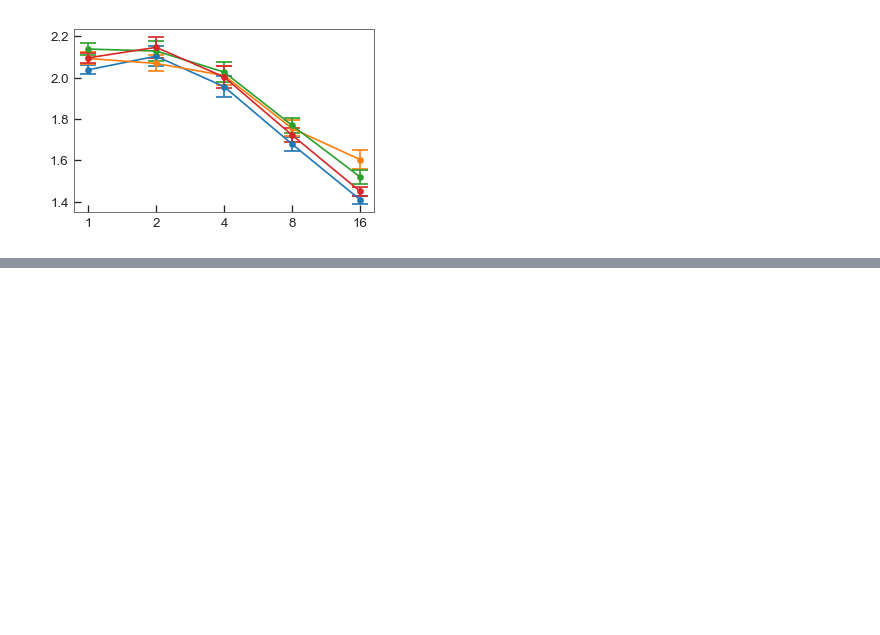
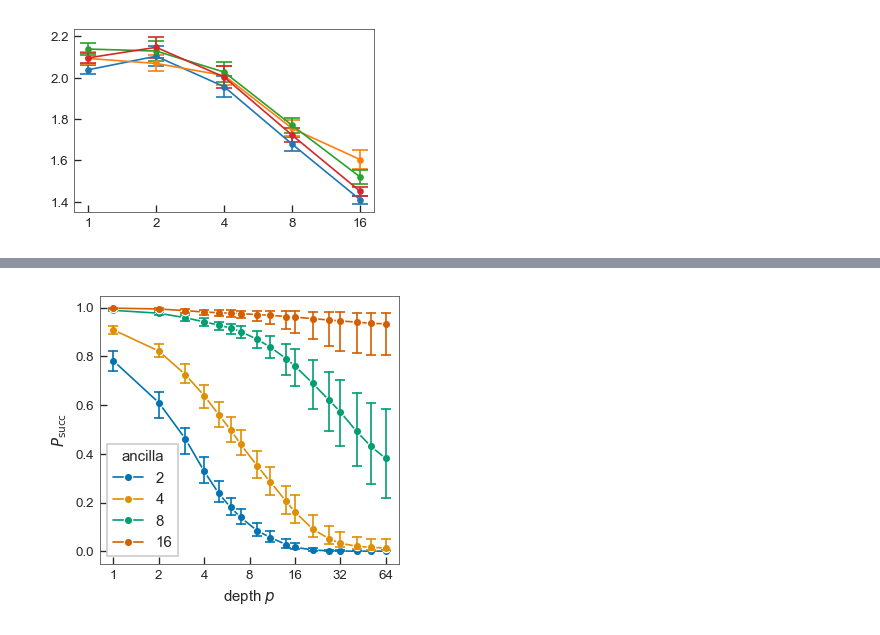
Before and after one commit to dbucher97/fast-qaoa-c, a Jupyter notebook: notebooks/eval/qpe_analysis.ipynb, the cells around one changed output, grey strips where cells are left out. Saved outputs shown, nothing was run; the diff lists cells and outputs as text; code cells hidden in the pictures; blank space fills up the shorter version.

```diff
--- a/notebooks/eval/qpe_analysis.ipynb
+++ b/notebooks/eval/qpe_analysis.ipynb
@@ -165,0 +189,29 @@ _ = plt.xticks(np.arange(len(dfx.depth.drop_duplicates())), dfx.depth.drop_dupli
+# %%
+fig, _ = qp.plot_setup(aspect_ratio=0.9)
+
+
+sns.lineplot(
+    df2.query("ancilla > 0"),
+    x="depth",
+    y="p_succ",
+    hue="ancilla",
+    # style="n_qubits",
+    legend=True,
+    estimator=np.median,
+    errorbar=("pi", 50),
+    err_style="bars",
+    err_kws={"capsize": 3},
+    marker="o",
+    markersize=5,
+    palette="colorblind"
+)
+
+plt.xscale("log")
+
+plt.xticks([1 << i for i in range(7)], [1 << i for i in range(7)])
+plt.xlabel("depth $p$")
+plt.ylabel("$P_\mathrm{succ}$")
+
+plt.savefig("plots/qpe_psucc.pdf", bbox_inches="tight", transparent=True)
+# %% [output]
+[figure, added]
```
Also changed, not shown: parts of 13 cells of this notebook, 8 other files.
